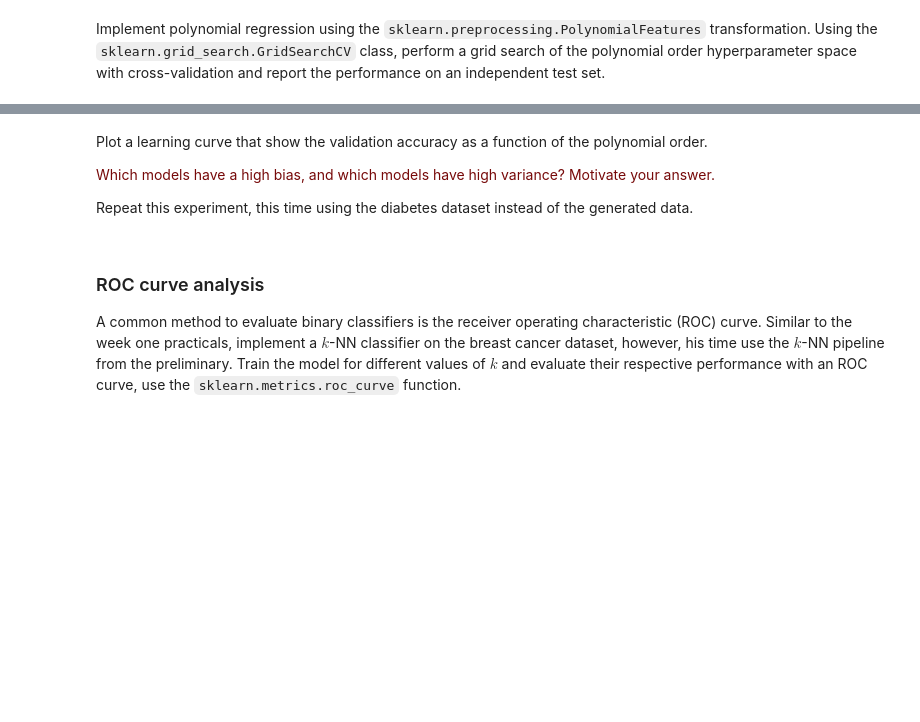
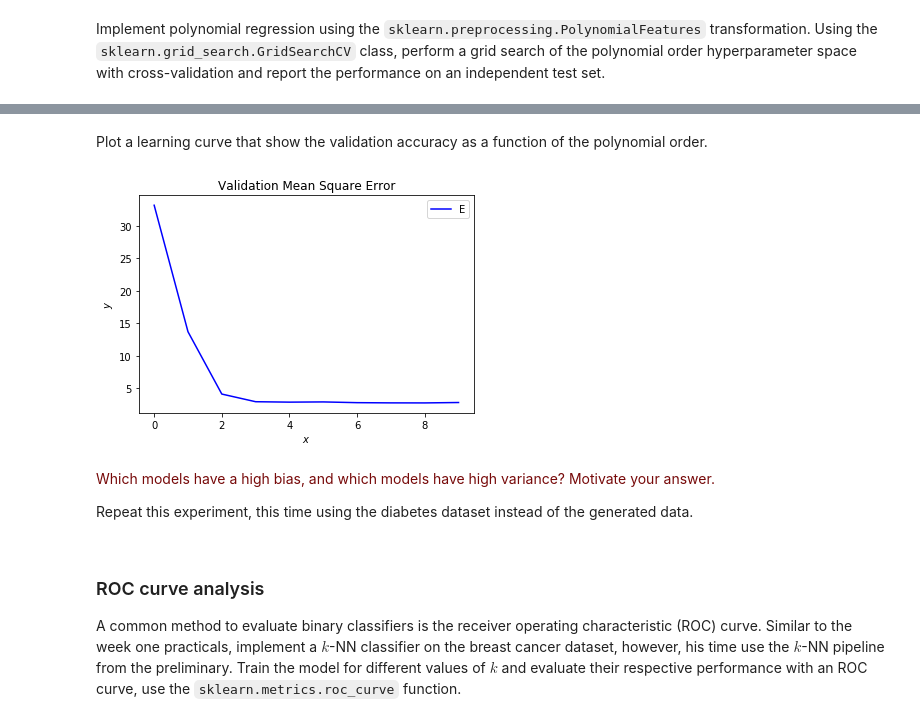
Before and after one commit to njits23/8dm40-machine-learning, a Jupyter notebook: practicals/week_2.ipynb, the cells around one changed output, grey strips where cells are left out. Cells and saved outputs as stored; diff of their text form; code cells hidden in the pictures; blank space fills up the shorter version.

Commit message:
Completed Second Part of Polynomial Regression

```diff
--- a/practicals/week_2.ipynb
+++ b/practicals/week_2.ipynb
@@ -199,6 +210,33 @@ plt.show()
+# %% [markdown]
+Plot a learning curve that show the validation accuracy as a function of the polynomial order.
+# %%
+errors = []
+
+#fit a model for each polynomial order and calculate its validation mean square error
+for i in range(10):
+    #create the model pipeline
+    polyFeats = PolynomialFeatures(degree=i)
+
+    model = Pipeline([
+                     ("polynomialFeatures", polyFeats),
+                     ("linearModel", linearModel)
+                    ])
+
+    model.fit(X_train,y_train)
+
+    errors.append(mean_squared_error(y_val,model.predict(X_val)))
+
+%matplotlib inline
+fig = plt.figure()
+plt.plot(range(10), errors, 'b-')
+plt.legend("Error", loc='upper right')
+plt.title('Validation Mean Square Error')
+plt.xlabel('$x$')
+plt.ylabel('$y$')
+plt.show()
+# %% [output]
+[figure, added]
 # %% [markdown]
-Plot a learning curve that show the validation accuracy as a function of the polynomial order.
-
 <p><font color='#770a0a'>Which models have a high bias, and which models have high variance? Motivate your answer.</font><p>
 
 Repeat this experiment, this time using the diabetes dataset instead of the generated data.
```
Also changed, not shown: parts of 1 cell of this notebook.
